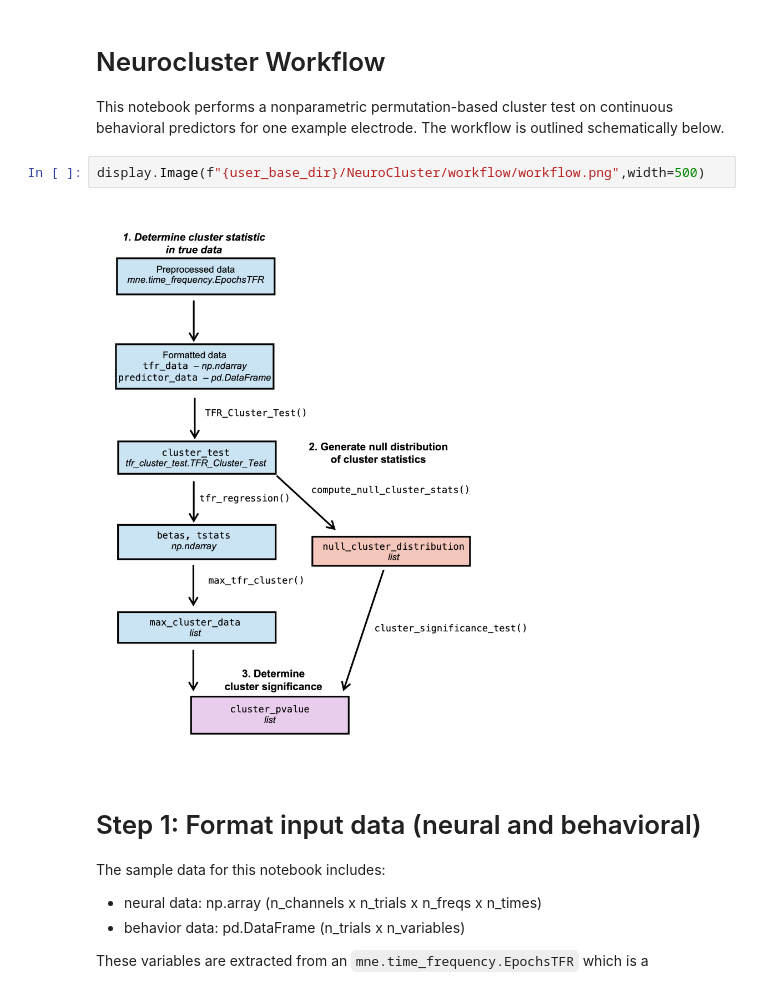
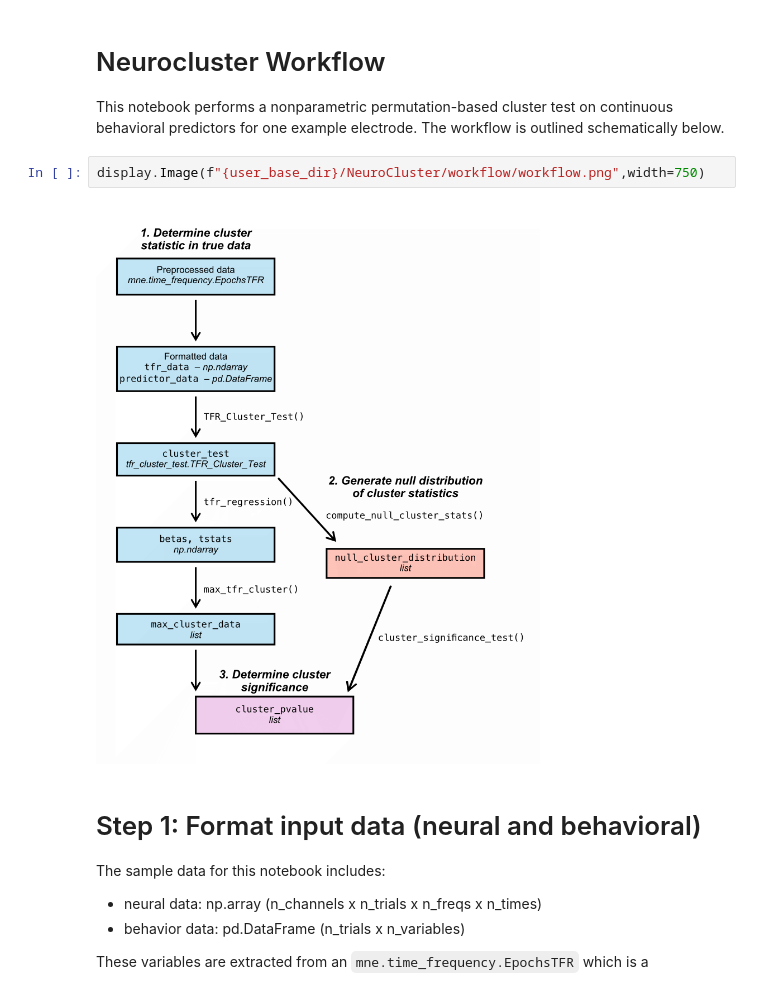
Before and after one commit to aliefink/NeuroCluster, a Jupyter notebook: notebooks/NeuroCluster_template.ipynb, the cells around one changed output. Drawn from its saved outputs; the diff is of its cells as text.

Commit message:
Update template notebook and plotting functions

```diff
--- a/notebooks/NeuroCluster_template.ipynb
+++ b/notebooks/NeuroCluster_template.ipynb
@@ -47,9 +49,9 @@ print(f'Required packages: {required}')
 
 This notebook performs a nonparametric permutation-based cluster test on continuous behavioral predictors for one example electrode. The workflow is outlined schematically below.
 # %%
-display.Image(f"{user_base_dir}/NeuroCluster/workflow/workflow.png",width=500)
+display.Image(f"{user_base_dir}/NeuroCluster/workflow/workflow.png",width=750)
 # %% [output]
-[figure, old version]
+[figure, new version]
 # %% [markdown]
 # Step 1: Format input data (neural and behavioral)
 
```
Also changed, not shown: parts of 24 cells of this notebook, 9 other files.
